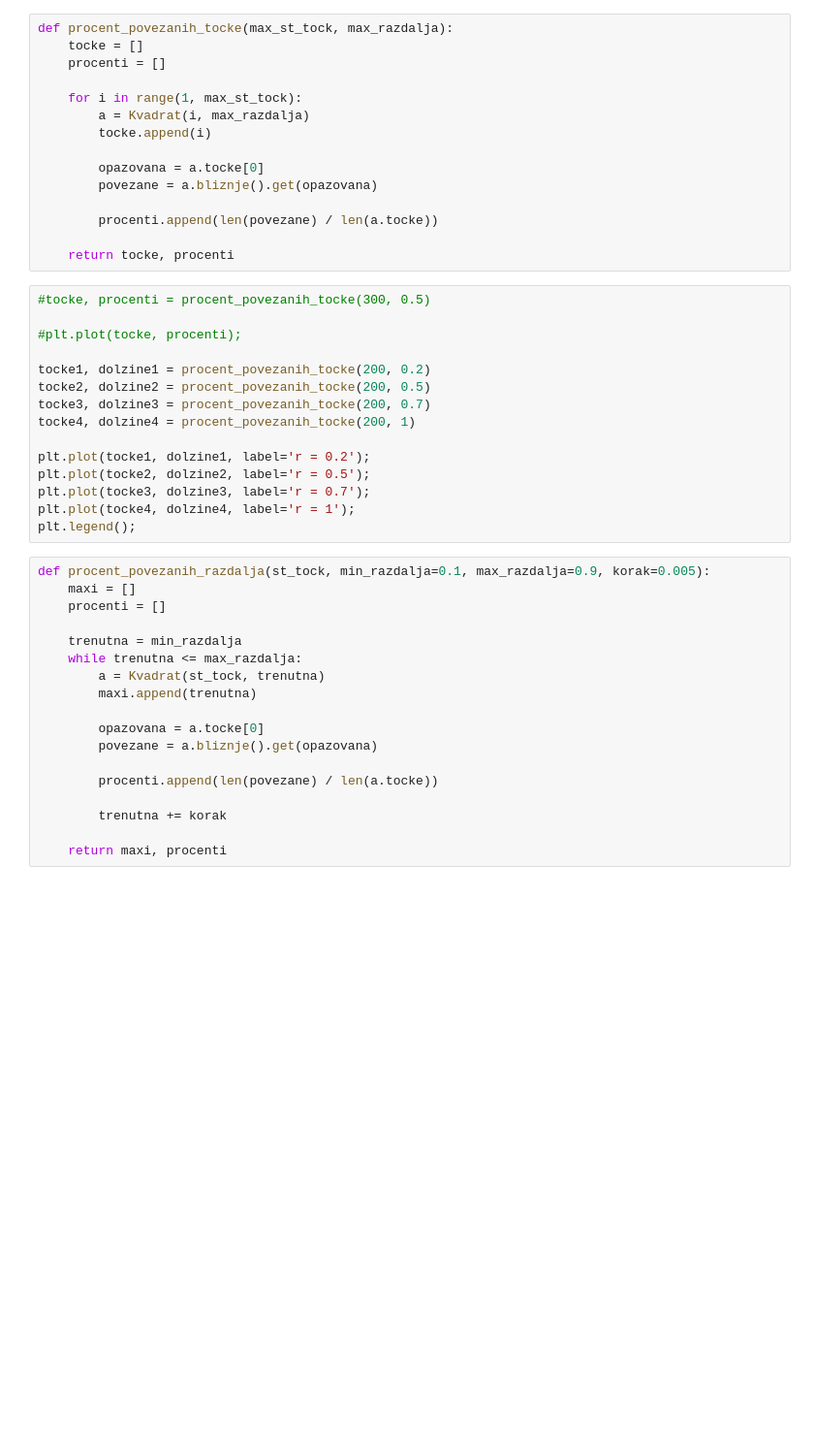
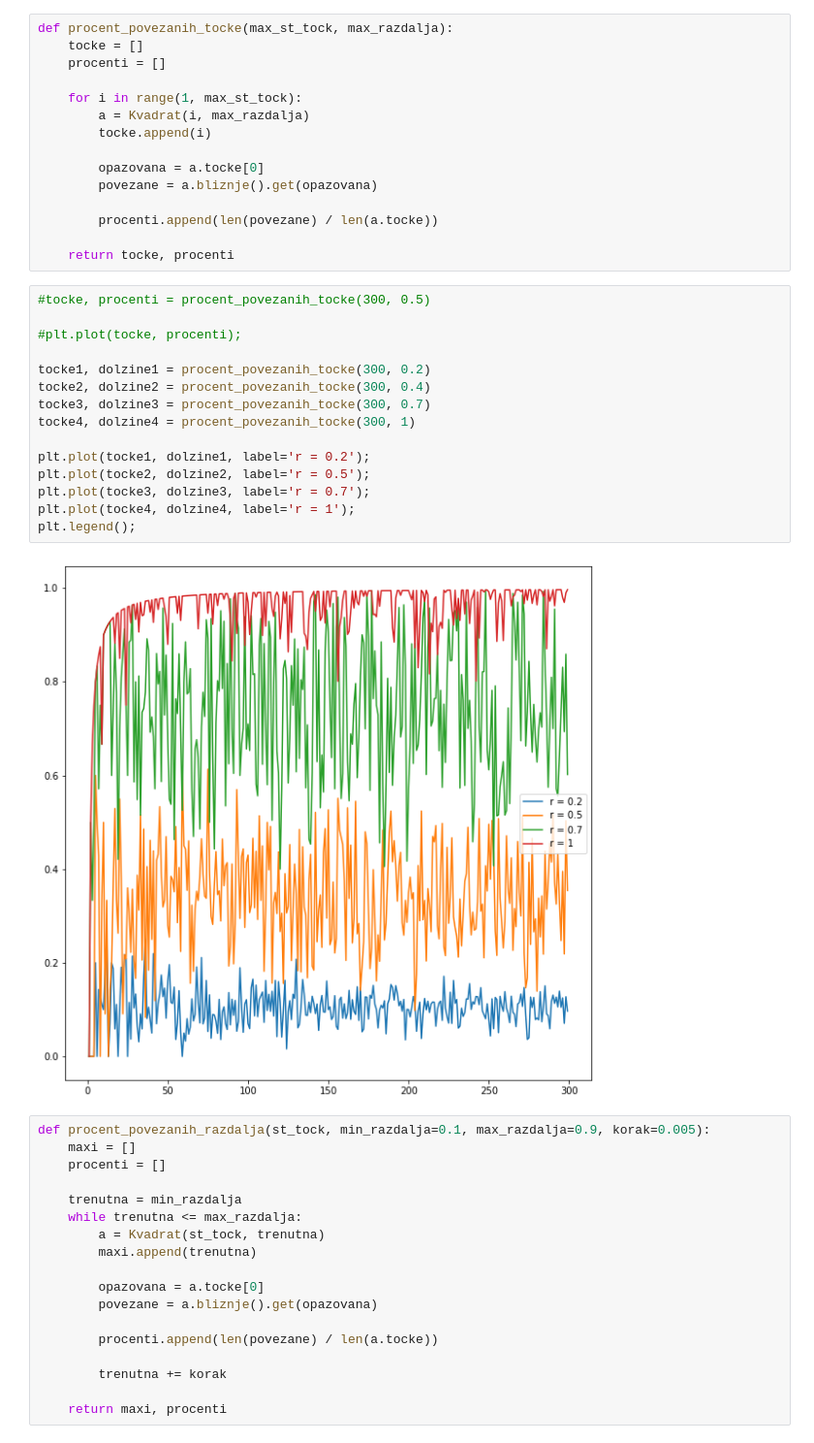
Before and after one commit to timkalan/poti-v-kvadratu, a Jupyter notebook: koda/izracuni.ipynb, the cells around one changed output. Shown at 97% size. Drawn from its saved outputs; the diff is of its cells as text; blank space fills up the shorter version.

Commit message:
popravil procente

```diff
--- a/koda/izracuni.ipynb
+++ b/koda/izracuni.ipynb
@@ -505,18 +507,20 @@ def procent_povezanih_tocke(max_st_tock, max_razdalja):
 # %%
 #tocke, procenti = procent_povezanih_tocke(300, 0.5)
 
 #plt.plot(tocke, procenti);
 
-tocke1, dolzine1 = procent_povezanih_tocke(200, 0.2)
-tocke2, dolzine2 = procent_povezanih_tocke(200, 0.5)
-tocke3, dolzine3 = procent_povezanih_tocke(200, 0.7)
-tocke4, dolzine4 = procent_povezanih_tocke(200, 1)
+tocke1, dolzine1 = procent_povezanih_tocke(300, 0.2)
+tocke2, dolzine2 = procent_povezanih_tocke(300, 0.4)
+tocke3, dolzine3 = procent_povezanih_tocke(300, 0.7)
+tocke4, dolzine4 = procent_povezanih_tocke(300, 1)
 
 plt.plot(tocke1, dolzine1, label='r = 0.2');
 plt.plot(tocke2, dolzine2, label='r = 0.5');
 plt.plot(tocke3, dolzine3, label='r = 0.7');
 plt.plot(tocke4, dolzine4, label='r = 1');
 plt.legend();
+# %% [output]
+[figure, added]
 # %%
 def procent_povezanih_razdalja(st_tock, min_razdalja=0.1, max_razdalja=0.9, korak=0.005):
     maxi = []
```
Also changed, not shown: parts of 4 cells of this notebook.
